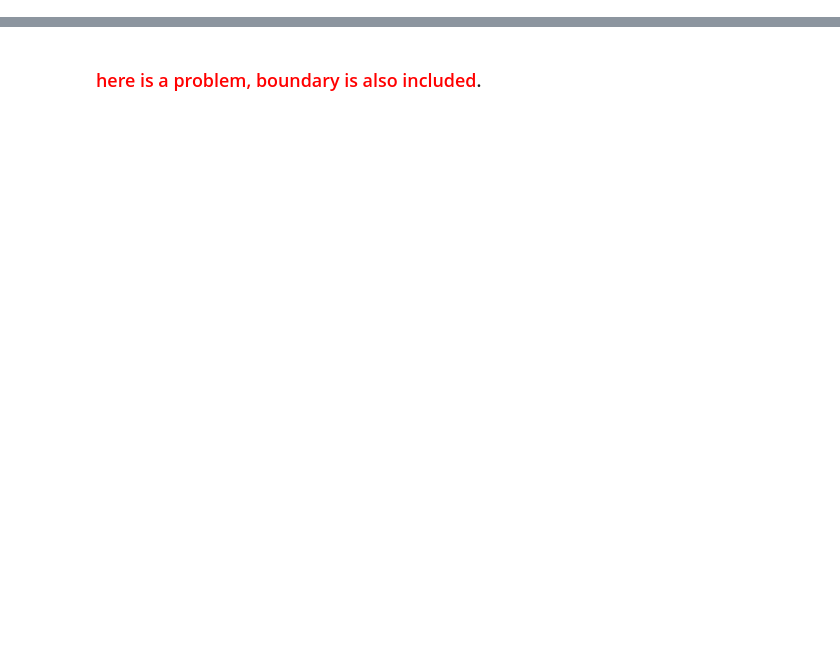
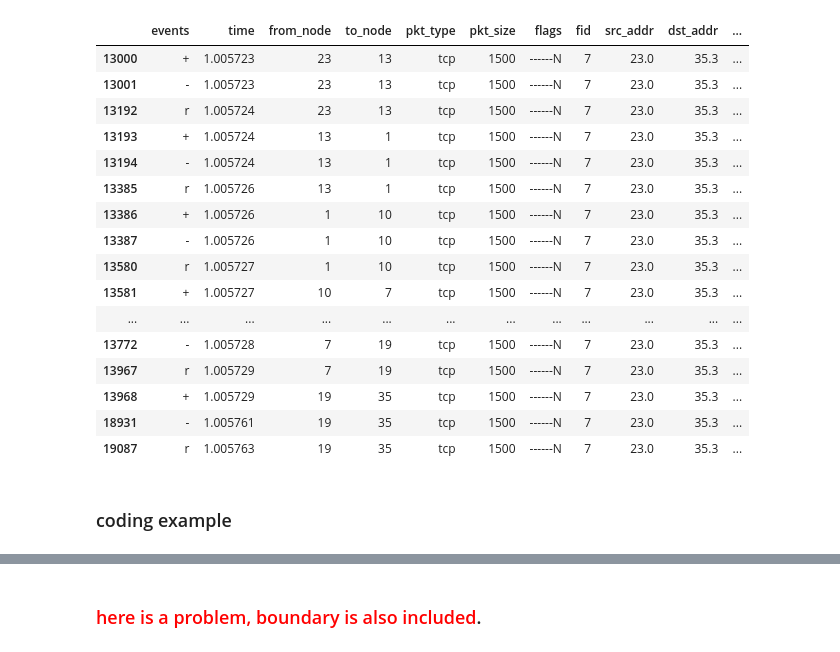
Before and after one commit to FruitBrother/Gearbox, a Jupyter notebook: analysis/delay.ipynb, the cells around one changed output, grey strips where cells are left out. Saved outputs shown, nothing was run; the diff lists cells and outputs as text; code cells hidden in the pictures; blank space fills up the shorter version.

```diff
--- a/analysis/delay.ipynb
+++ b/analysis/delay.ipynb
@@ -55 +96,25 @@ class DelayAnalysis:
+# %%
+if __name__ == '__main__':
+    res = DropTailDelay.get_pkt_detail_by_pktid(2194)
+    display(res)
+# %% [output]
+|  | events | time | from_node | to_node | pkt_type | pkt_size | flags | fid | src_addr | dst_addr | ... |
+| 13000 | + | 1.005723 | 23 | 13 | tcp | 1500 | ------N | 7 | 23.0 | 35.3 | ... |
+| 13001 | - | 1.005723 | 23 | 13 | tcp | 1500 | ------N | 7 | 23.0 | 35.3 | ... |
+| 13192 | r | 1.005724 | 23 | 13 | tcp | 1500 | ------N | 7 | 23.0 | 35.3 | ... |
+| 13193 | + | 1.005724 | 13 | 1 | tcp | 1500 | ------N | 7 | 23.0 | 35.3 | ... |
+| 13194 | - | 1.005724 | 13 | 1 | tcp | 1500 | ------N | 7 | 23.0 | 35.3 | ... |
+| 13385 | r | 1.005726 | 13 | 1 | tcp | 1500 | ------N | 7 | 23.0 | 35.3 | ... |
+| 13386 | + | 1.005726 | 1 | 10 | tcp | 1500 | ------N | 7 | 23.0 | 35.3 | ... |
+| 13387 | - | 1.005726 | 1 | 10 | tcp | 1500 | ------N | 7 | 23.0 | 35.3 | ... |
+| 13580 | r | 1.005727 | 1 | 10 | tcp | 1500 | ------N | 7 | 23.0 | 35.3 | ... |
+| 13581 | + | 1.005727 | 10 | 7 | tcp | 1500 | ------N | 7 | 23.0 | 35.3 | ... |
+| ... | ... | ... | ... | ... | ... | ... | ... | ... | ... | ... | ... |
+| 13772 | - | 1.005728 | 7 | 19 | tcp | 1500 | ------N | 7 | 23.0 | 35.3 | ... |
+| 13967 | r | 1.005729 | 7 | 19 | tcp | 1500 | ------N | 7 | 23.0 | 35.3 | ... |
+| 13968 | + | 1.005729 | 19 | 35 | tcp | 1500 | ------N | 7 | 23.0 | 35.3 | ... |
+| 18931 | - | 1.005761 | 19 | 35 | tcp | 1500 | ------N | 7 | 23.0 | 35.3 | ... |
+| 19087 | r | 1.005763 | 19 | 35 | tcp | 1500 | ------N | 7 | 23.0 | 35.3 | ... |
+# %% [markdown]
+### coding example
 # %%
```
Also changed, not shown: parts of 9 cells of this notebook, 33 other files.
